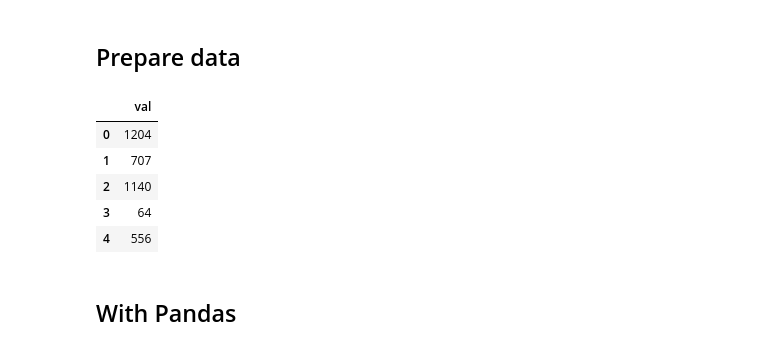
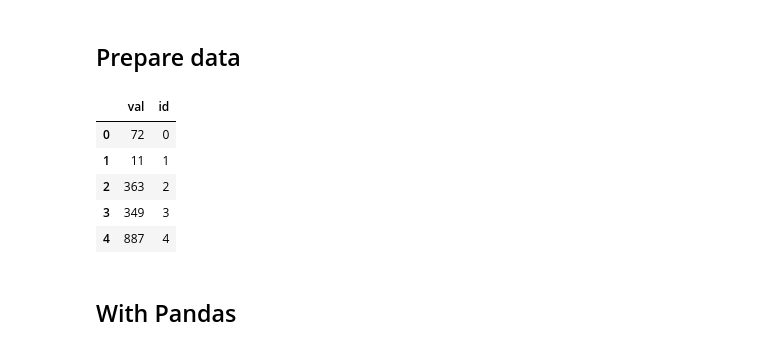
Before and after one commit to ryu1kn/sandbox--data-wrangling, a Jupyter notebook: notebooks/weighted-sampling.ipynb, the cells around one changed output. Cells and saved outputs as stored; diff of their text form; code cells hidden in the pictures.

```diff
--- a/notebooks/weighted-sampling.ipynb
+++ b/notebooks/weighted-sampling.ipynb
@@ -10,4 +13,5 @@ pd.set_option("mode.copy_on_write", True)
 # %%
+COL_ID = "id"
 COL_VAL = "val"
 EXP_SMOOTH_ALPHA = 0.3
 # %% [markdown]
@@ -27,18 +57,19 @@ def plot_dists(df_orig, df_new):
 # %%
 def generate_skewed_dataset(sample_size):
     return pd.DataFrame({
-        COL_VAL: np.floor(np.random.exponential(0.3, size=sample_size) * 1000)
+        COL_VAL: np.floor(np.random.exponential(0.3, size=sample_size) * 1000),
+        COL_ID: range(0, sample_size)
     }).astype({COL_VAL: int})
 # %%
 df_orig = generate_skewed_dataset(10_000)
-df_orig.head(5)
+df_orig.head()
 # %% [output]
-|  | val |
-| 0 | 1204 |
-| 1 | 707 |
-| 2 | 1140 |
-| 3 | 64 |
-| 4 | 556 |
+|  | val | id |
+| 0 | 72 | 0 |
+| 1 | 11 | 1 |
+| 2 | 363 | 2 |
+| 3 | 349 | 3 |
+| 4 | 887 | 4 |
 # %% [markdown]
 ## With Pandas
 # %%
```
Also changed, not shown: parts of 13 cells of this notebook.
